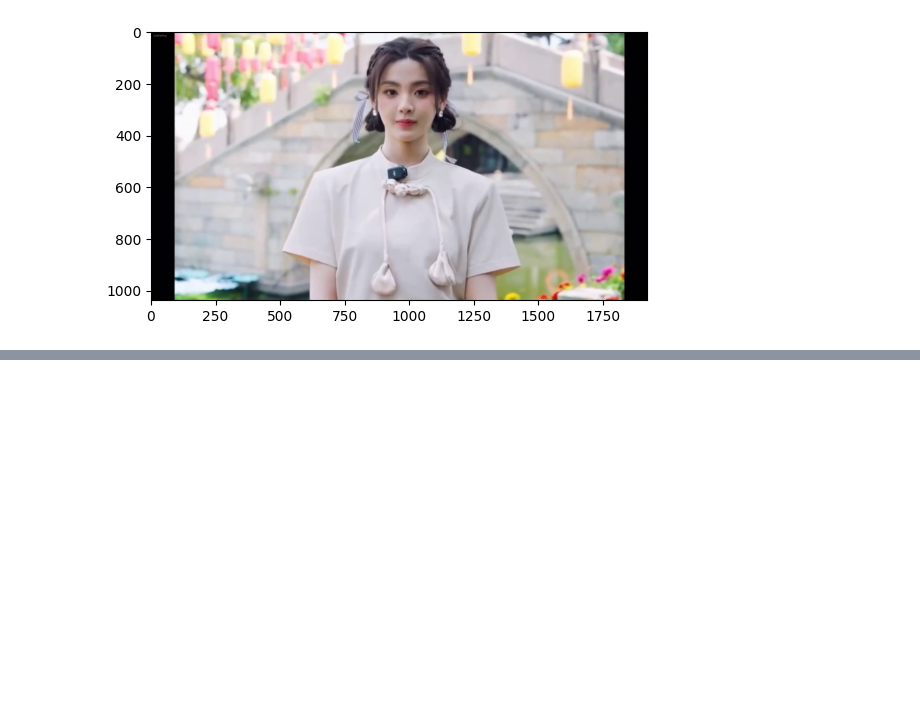
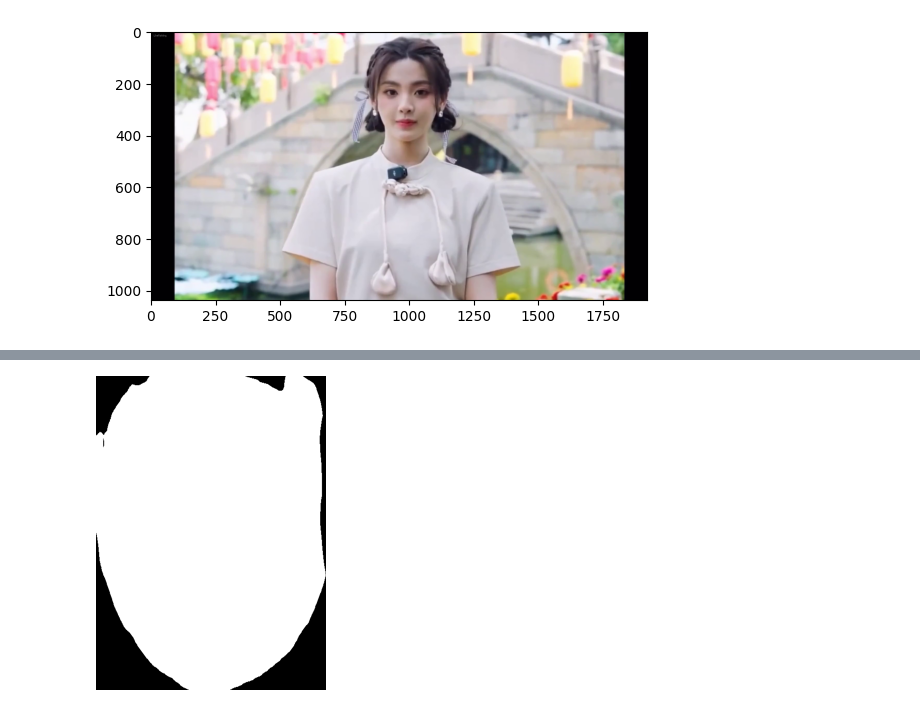
Before and after one commit to nybhl/LiveTalking, a Jupyter notebook: wave2lip_experiments.ipynb, the cells around one changed output, grey strips where cells are left out. Cells and saved outputs as stored; diff of their text form; code cells hidden in the pictures; blank space fills up the shorter version.

```diff
--- a/wave2lip_experiments.ipynb
+++ b/wave2lip_experiments.ipynb
@@ -143,0 +154,12 @@ NameError: name 'args' is not defined
+# %%
+fp = FaceParsing(os.path.abspath('./models/face-parse-bisent/resnet18-5c106cde.pth'),
+                 os.path.abspath('./models/face-parse-bisent/79999_iter.pth'))
+# %%
+def face_seg(image):
+    seg_image = fp(image)
+    if seg_image is None:
+        print("error, no person_segment")
+        return None
+
+    seg_image = seg_image.resize(image.size)
+    return seg_image
@@ -143,0 +182,6 @@ NameError: name 'args' is not defined
+# %%
+mask_image = face_seg(body)
+# %%
+mask_image
+# %% [output]
+[figure, added]
```
Also changed, not shown: parts of 19 cells of this notebook, 1 other file.
